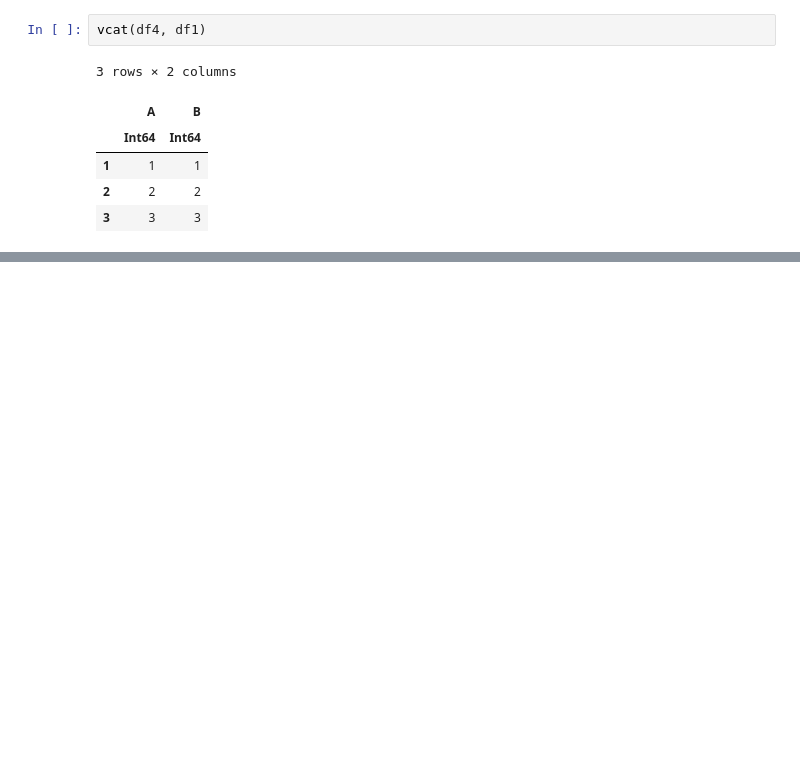
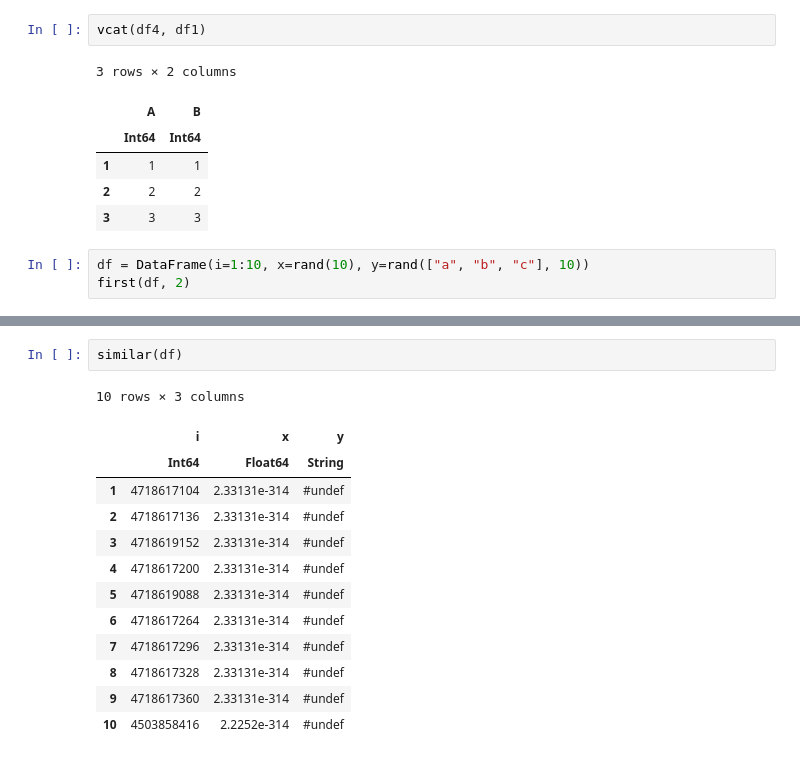
Before and after one commit to damiansp/julia, a Jupyter notebook: dsDocs/DataFrames/functions_2.py.ipynb, the cells around one changed output, grey strips where cells are left out. Drawn from its saved outputs; the diff is of its cells as text; blank space fills up the shorter version.

```diff
--- a/dsDocs/DataFrames/functions_2.py.ipynb
+++ b/dsDocs/DataFrames/functions_2.py.ipynb
@@ -768,3 +768,6 @@ vcat(df4, df1)
 | 1 | 1 | 1 |
 | 2 | 2 | 2 |
 | 3 | 3 | 3 |
+# %%
+df = DataFrame(i=1:10, x=rand(10), y=rand(["a", "b", "c"], 10))
+first(df, 2)
@@ -770,0 +804,16 @@ vcat(df4, df1)
+# %%
+similar(df)
+# %% [output]
+10 rows × 3 columns
+|  | i | x | y |
+|  | Int64 | Float64 | String |
+| 1 | 4718617104 | 2.33131e-314 | #undef |
+| 2 | 4718617136 | 2.33131e-314 | #undef |
+| 3 | 4718619152 | 2.33131e-314 | #undef |
+| 4 | 4718617200 | 2.33131e-314 | #undef |
+| 5 | 4718619088 | 2.33131e-314 | #undef |
+| 6 | 4718617264 | 2.33131e-314 | #undef |
+| 7 | 4718617296 | 2.33131e-314 | #undef |
+| 8 | 4718617328 | 2.33131e-314 | #undef |
+| 9 | 4718617360 | 2.33131e-314 | #undef |
+| 10 | 4503858416 | 2.2252e-314 | #undef |
```
Also changed, not shown: parts of 10 cells of this notebook.
